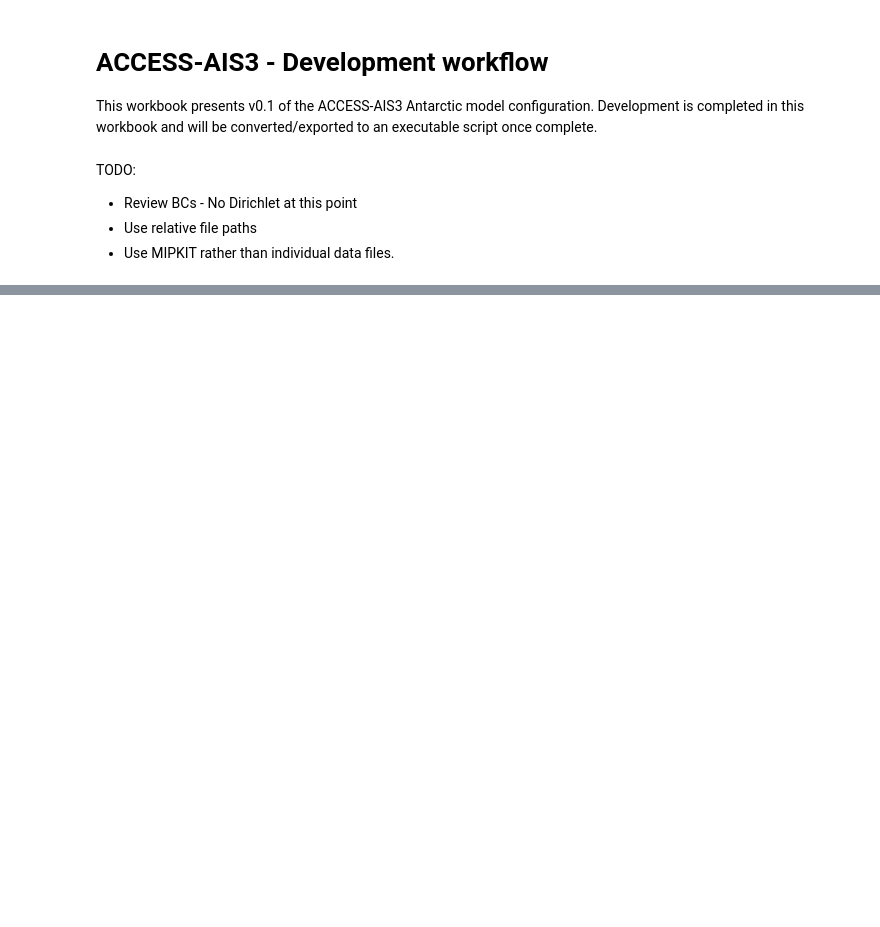
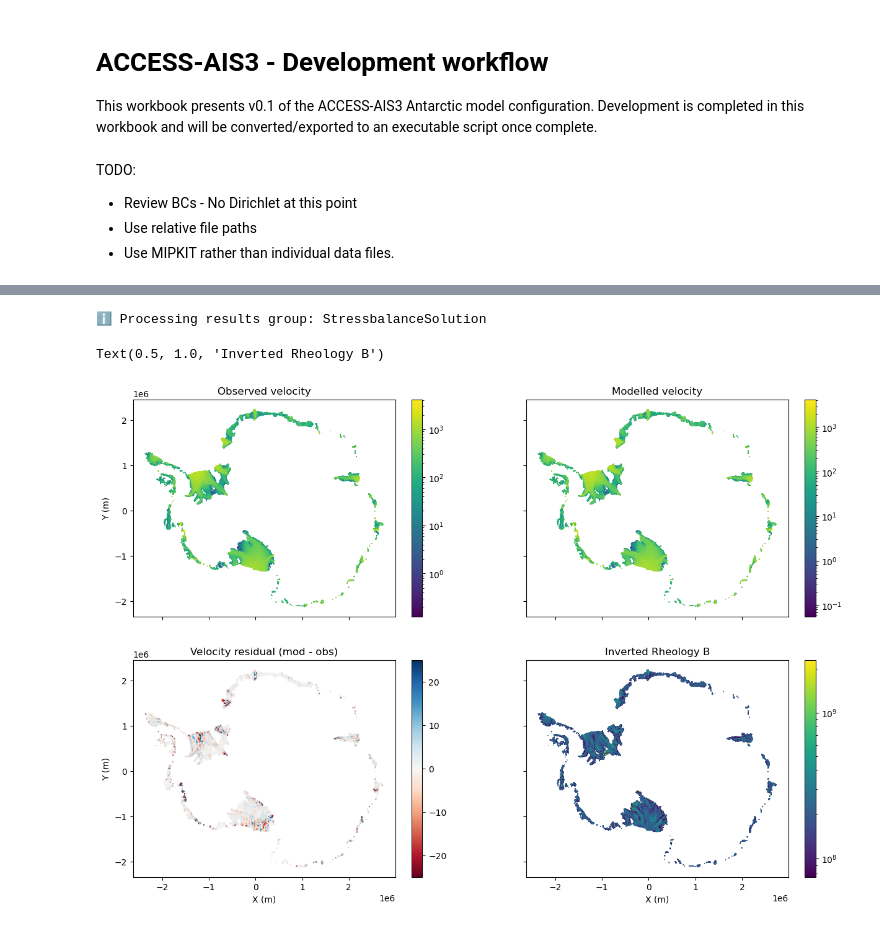
Before and after one commit to ACCESS-NRI/ACCESS-AIS3, a Jupyter notebook: config/ais_0.1.ipynb, the cells around one changed output, grey strips where cells are left out. Saved outputs shown, nothing was run; the diff lists cells and outputs as text; code cells hidden in the pictures; blank space fills up the shorter version.

```diff
--- a/config/ais_0.1.ipynb
+++ b/config/ais_0.1.ipynb
@@ -452,6 +520,43 @@ Running sensitivity experiment: run_0011_100_1000
 # %%
-# res = pyissm.tools.diagnostics.velocity_residuals(md2)
-# pyissm.plot.plot_model_field(md2, res, show_cbar = True, cmap = 'RdBu', vmin = -20, vmax = 20)
+## Load run6, the "best" model
+run6 = pyissm.inversion.sensitivity.load_parameter_sensitivity_run(manifest.iloc[6])
+res = pyissm.tools.diagnostics.velocity_residuals(run6)
 
-# pyissm.plot.plot_model_field(md2, md2.results.StressbalanceSolution.Vel - md2.inversion.vel_obs, cmap = 'RdBu', vmin = -20, vmax = 20)
-# pyissm.plot.plot_model_field(md2, md2.results.StressbalanceSolution.MaterialsRheologyBbar)
+fig, ((ax1, ax2), (ax3, ax4)) = plt.subplots(2, 2, figsize = (15, 10), sharex = True, sharey = True)
+pyissm.plot.plot_model_field(run6,
+                             run6.inversion.vel_obs,
+                             show_cbar = True,
+                             log = True,
+                             xlabel = '',
+                             ax = ax1)
+ax1.set_title('Observed velocity')
+
+pyissm.plot.plot_model_field(run6,
+                             run6.results.StressbalanceSolution.Vel,
+                             show_cbar = True,
+                             log = True,
+                             xlabel = '',
+                             ylabel = '',
+                             ax = ax2)
+ax2.set_title('Modelled velocity')
+
+pyissm.plot.plot_model_field(run6,
+                             res,
+                             show_cbar = True,
+                             cmap = 'RdBu',
+                             vmin = -25,
+                             vmax = 25,
+                             ax = ax3)
+ax3.set_title('Velocity residual (mod - obs)')
+
+pyissm.plot.plot_model_field(run6,
+                             run6.results.StressbalanceSolution.MaterialsRheologyBbar,
+                             log = True,
+                             show_cbar = True,
+                             ylabel = '',
+                             ax = ax4)
+ax4.set_title('Inverted Rheology B')
+# %% [output]
+ℹ️ Processing results group: StressbalanceSolution
+Text(0.5, 1.0, 'Inverted Rheology B')
+[figure, added]
```
Also changed, not shown: parts of 10 cells of this notebook.
